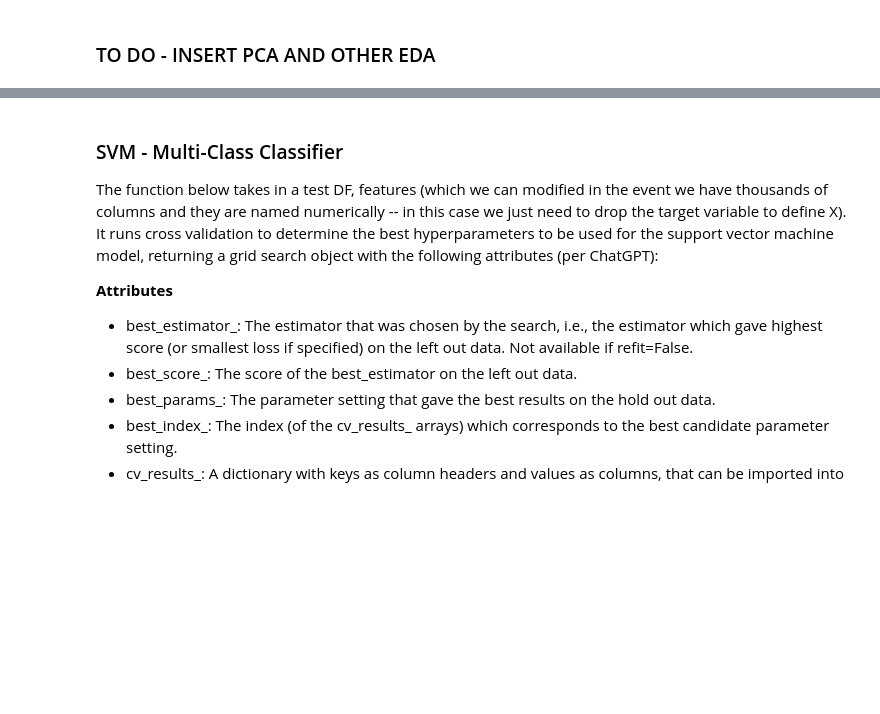
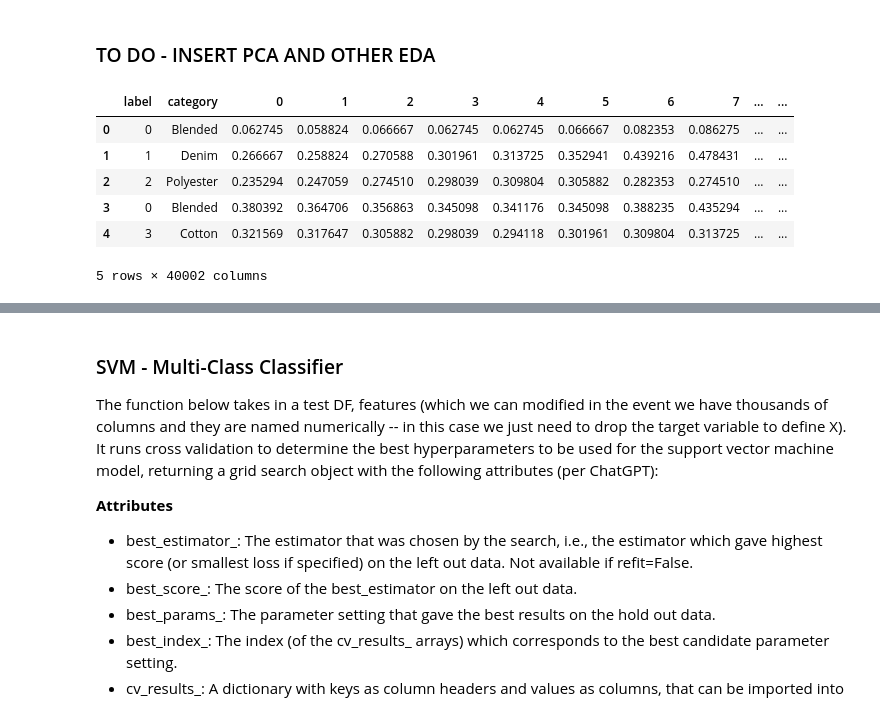
Before and after one commit to elliswmartin/fabric, a Jupyter notebook: pipeline.ipynb, the cells around one changed output, grey strips where cells are left out. Cells and saved outputs as stored; diff of their text form; code cells hidden in the pictures; blank space fills up the shorter version.

```diff
--- a/pipeline.ipynb
+++ b/pipeline.ipynb
@@ -147,3 +398,21 @@ df.head()
 With this dataframe, which is in the same format as the data shown in the MNIST D200 homework, it should be easy to set up t-SNE and PCA. HOWEVER - at this point we don't have any true features, as our existing features need to be converted to columns in this dataframe. Below is skeleton code that can be filled out to run and add these features
 # %% [markdown]
 ### TO DO - INSERT PCA AND OTHER EDA
+# %%
+#reorder
+train_df = df
+train_df.columns = train_df.columns.astype(str)
+PIXEL_COLS = train_df.columns.tolist()[:-3] # list of pixel header
+LABEL_COLS = ['label', 'category'] # list of labels header
+
+cols_reorder = LABEL_COLS + PIXEL_COLS
+train_df = train_df[cols_reorder]
+train_df.head()
+# %% [output]
+|  | label | category | 0 | 1 | 2 | 3 | 4 | 5 | 6 | 7 | ... | ... |
+| 0 | 0 | Blended | 0.062745 | 0.058824 | 0.066667 | 0.062745 | 0.062745 | 0.066667 | 0.082353 | 0.086275 | ... | ... |
+| 1 | 1 | Denim | 0.266667 | 0.258824 | 0.270588 | 0.301961 | 0.313725 | 0.352941 | 0.439216 | 0.478431 | ... | ... |
+| 2 | 2 | Polyester | 0.235294 | 0.247059 | 0.274510 | 0.298039 | 0.309804 | 0.305882 | 0.282353 | 0.274510 | ... | ... |
+| 3 | 0 | Blended | 0.380392 | 0.364706 | 0.356863 | 0.345098 | 0.341176 | 0.345098 | 0.388235 | 0.435294 | ... | ... |
+| 4 | 3 | Cotton | 0.321569 | 0.317647 | 0.305882 | 0.298039 | 0.294118 | 0.301961 | 0.309804 | 0.313725 | ... | ... |
+5 rows × 40002 columns
```
Also changed, not shown: parts of 19 cells of this notebook.
